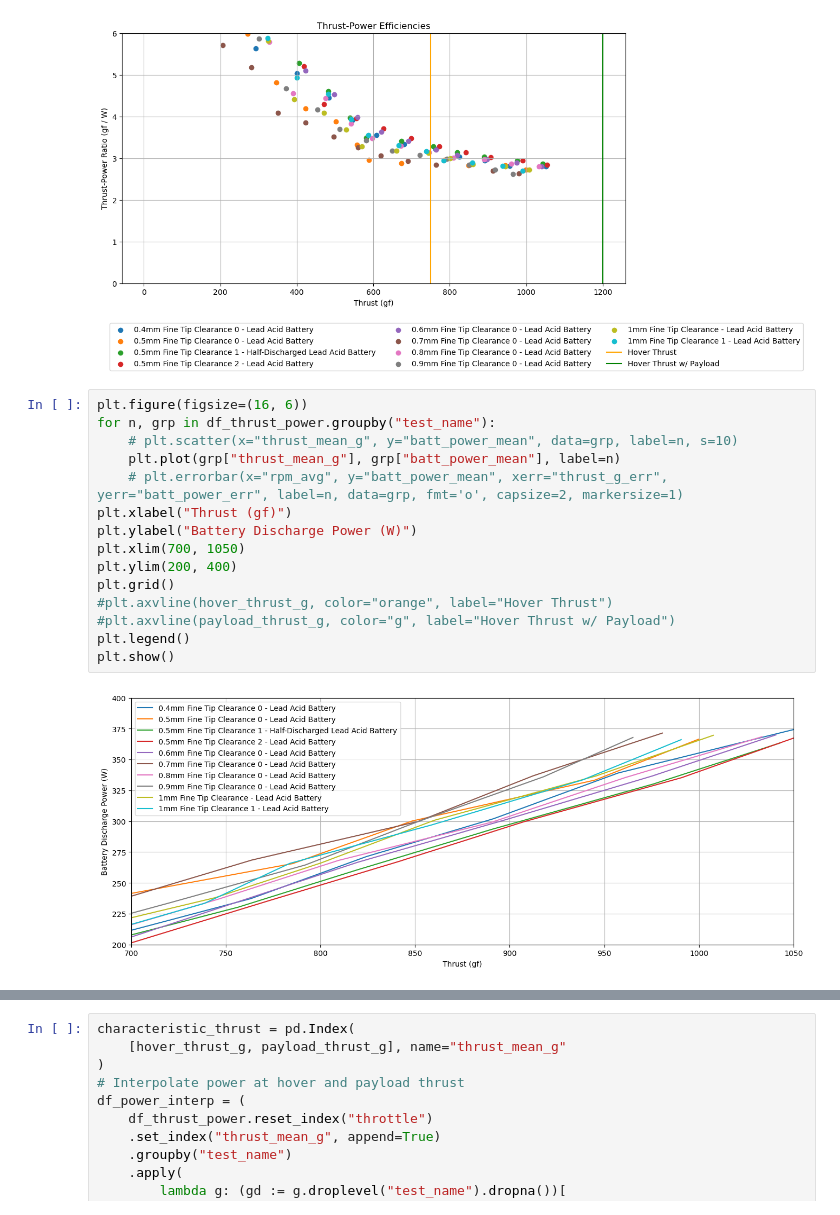
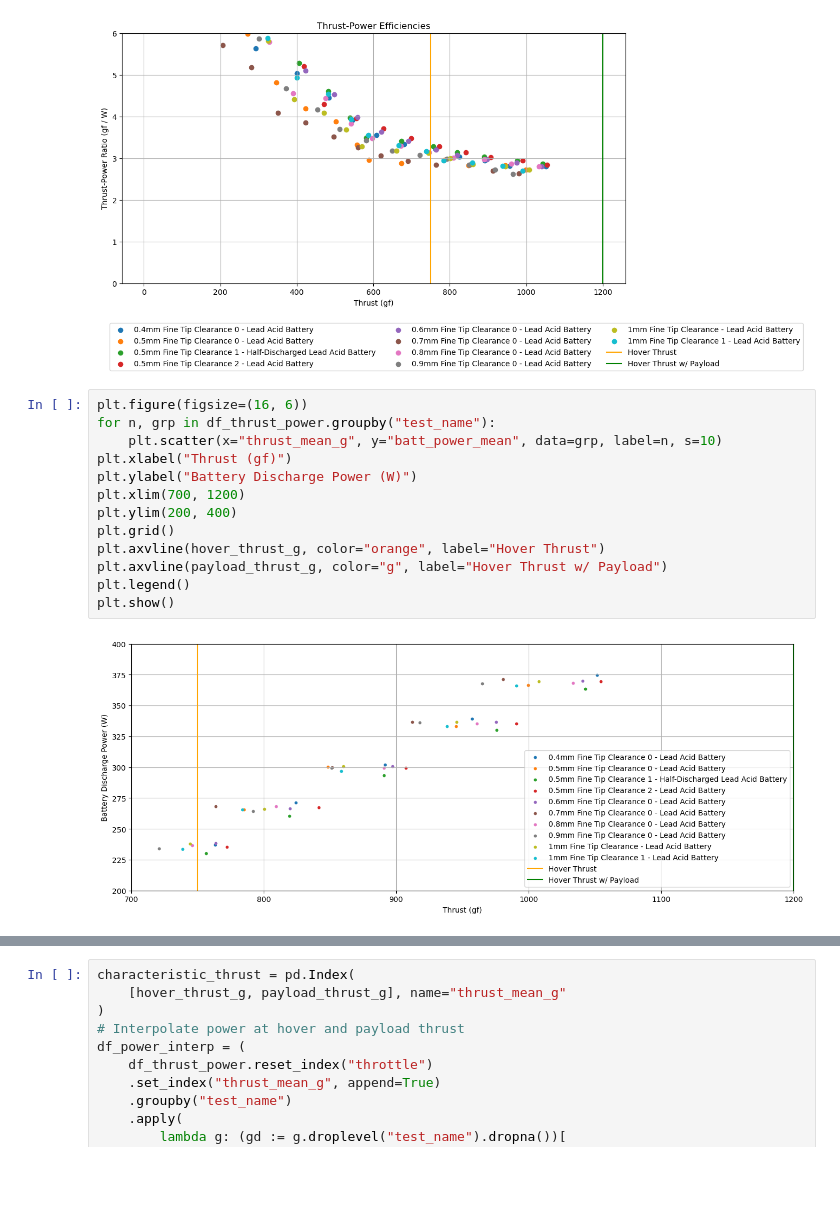
Before and after one commit to gtaharaedmonds/coaxial-drone, a Jupyter notebook: thrust_jig/test_runner/coarse_tip_clearance_experiment_notebook.ipynb, the cells around one changed output, grey strips where cells are left out. Drawn from its saved outputs; the diff is of its cells as text; blank space fills up the shorter version.

```diff
--- a/thrust_jig/test_runner/coarse_tip_clearance_experiment_notebook.ipynb
+++ b/thrust_jig/test_runner/coarse_tip_clearance_experiment_notebook.ipynb
@@ -372,17 +342,15 @@ plt.show()
 # %%
 plt.figure(figsize=(16, 6))
 for n, grp in df_thrust_power.groupby("test_name"):
-    # plt.scatter(x="thrust_mean_g", y="batt_power_mean", data=grp, label=n, s=10)
-    plt.plot(grp["thrust_mean_g"], grp["batt_power_mean"], label=n)
-    # plt.errorbar(x="rpm_avg", y="batt_power_mean", xerr="thrust_g_err", yerr="batt_power_err", label=n, data=grp, fmt='o', capsize=2, markersize=1)
+    plt.scatter(x="thrust_mean_g", y="batt_power_mean", data=grp, label=n, s=10)
 plt.xlabel("Thrust (gf)")
 plt.ylabel("Battery Discharge Power (W)")
-plt.xlim(700, 1050)
+plt.xlim(700, 1200)
 plt.ylim(200, 400)
 plt.grid()
-#plt.axvline(hover_thrust_g, color="orange", label="Hover Thrust")
-#plt.axvline(payload_thrust_g, color="g", label="Hover Thrust w/ Payload")
+plt.axvline(hover_thrust_g, color="orange", label="Hover Thrust")
+plt.axvline(payload_thrust_g, color="g", label="Hover Thrust w/ Payload")
 plt.legend()
 plt.show()
 # %% [output]
-[figure, old version]
+[figure, new version]
```
Also changed, not shown: parts of 4 cells of this notebook, 1 other file.
